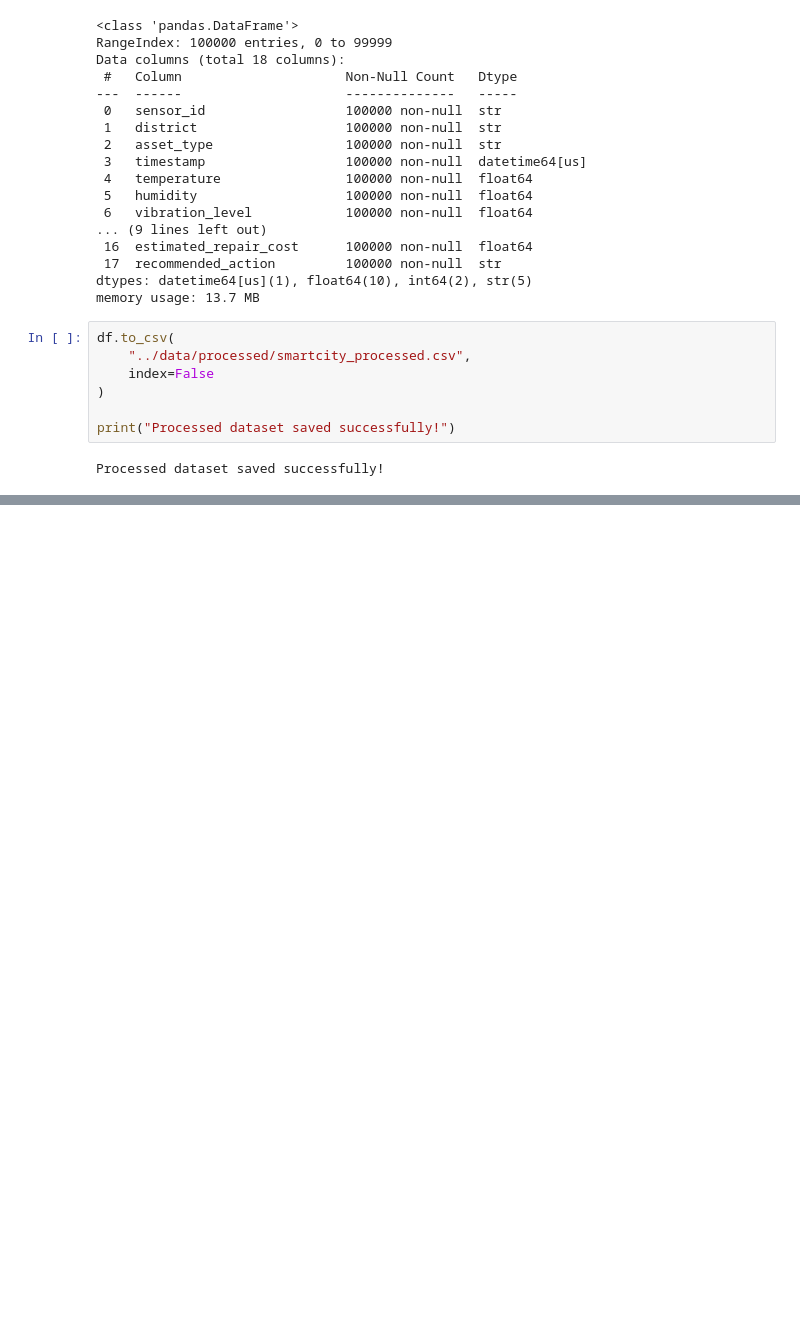
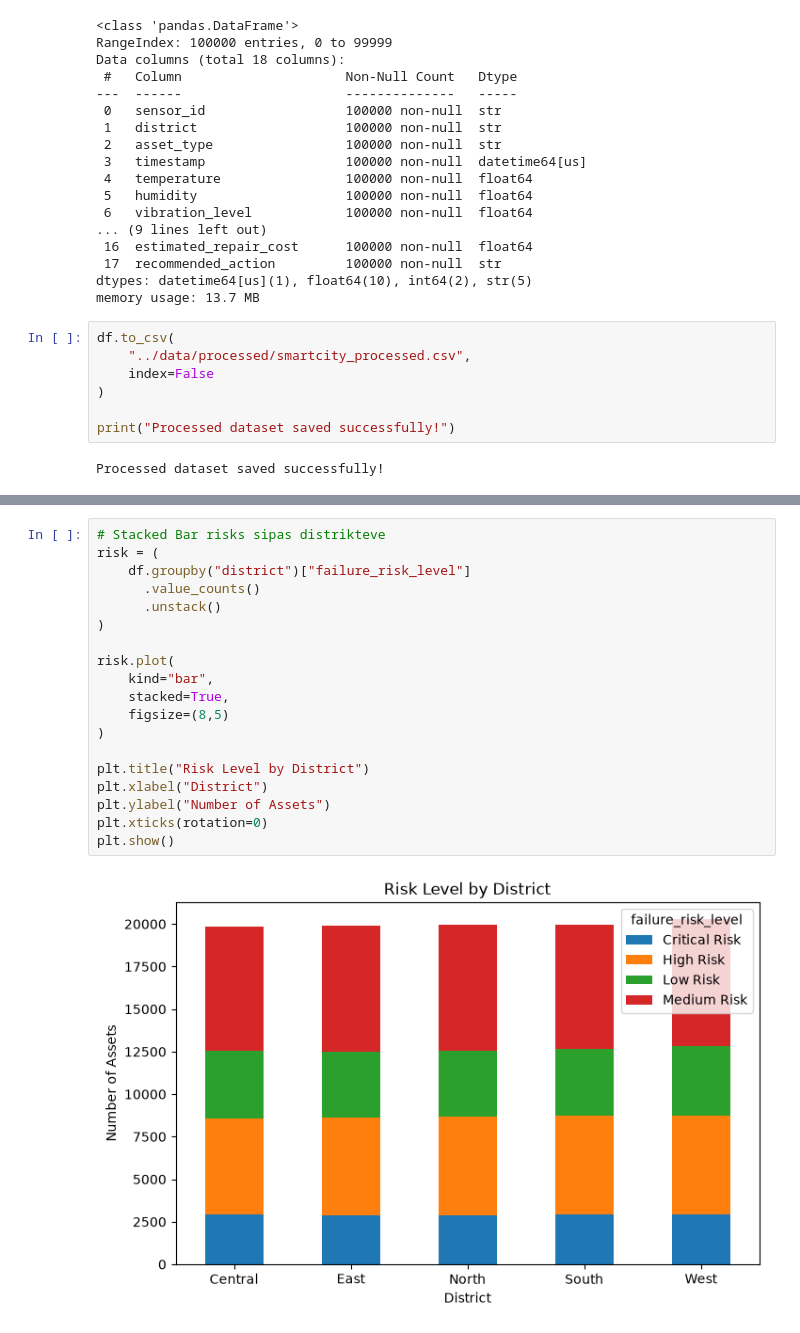
Before and after one commit to Lea-M04/smart_city, a Jupyter notebook: notebooks/process_dataset.ipynb, the cells around one changed output, grey strips where cells are left out. Cells and saved outputs as stored; diff of their text form; blank space fills up the shorter version.

```diff
--- a/notebooks/process_dataset.ipynb
+++ b/notebooks/process_dataset.ipynb
@@ -371,0 +409,21 @@ Processed dataset saved successfully!
+# %%
+# Stacked Bar risks sipas distrikteve
+risk = (
+    df.groupby("district")["failure_risk_level"]
+      .value_counts()
+      .unstack()
+)
+
+risk.plot(
+    kind="bar",
+    stacked=True,
+    figsize=(8,5)
+)
+
+plt.title("Risk Level by District")
+plt.xlabel("District")
+plt.ylabel("Number of Assets")
+plt.xticks(rotation=0)
+plt.show()
+# %% [output]
+[figure, added]
```
Also changed, not shown: parts of 9 cells of this notebook.
